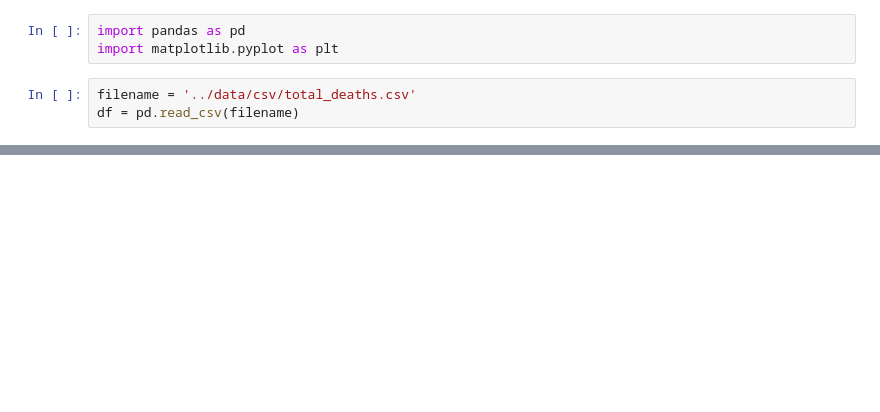
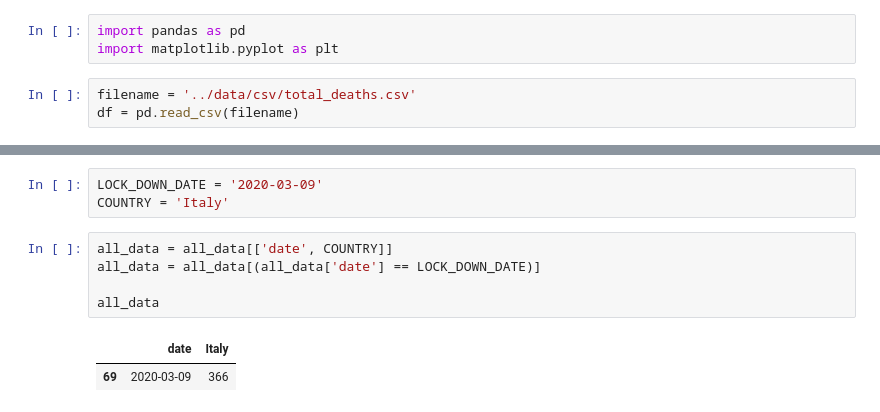
Before and after one commit to gcatanese/Corona-Virus-WHO-Data, a Jupyter notebook: jupyter/total_deaths_plotting.ipynb, the cells around one changed output, grey strips where cells are left out. Saved outputs shown, nothing was run; the diff lists cells and outputs as text; blank space fills up the shorter version.

```diff
--- a/jupyter/total_deaths_plotting.ipynb
+++ b/jupyter/total_deaths_plotting.ipynb
@@ -79,0 +80,11 @@ plt.show()
+# %%
+LOCK_DOWN_DATE = '2020-03-09'
+COUNTRY = 'Italy'
+# %%
+all_data = all_data[['date', COUNTRY]]
+all_data = all_data[(all_data['date'] == LOCK_DOWN_DATE)]
+
+all_data
+# %% [output]
+|  | date | Italy |
+| 69 | 2020-03-09 | 366 |
```
Also changed, not shown: parts of 3 cells of this notebook, 1 other file.
